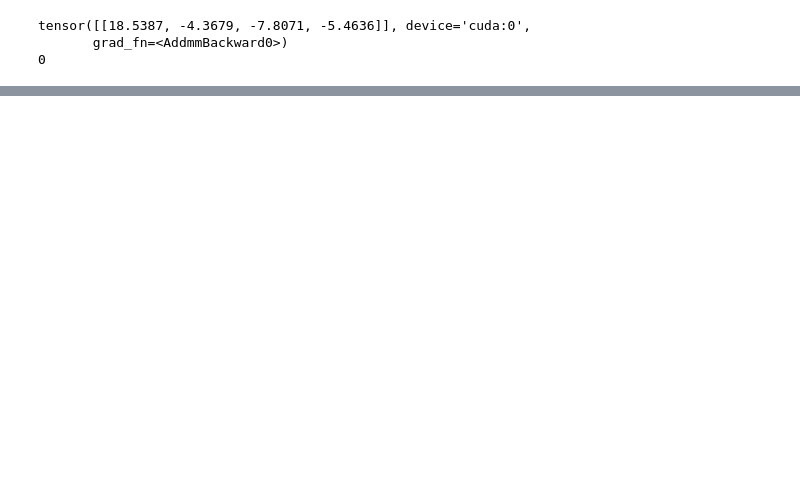
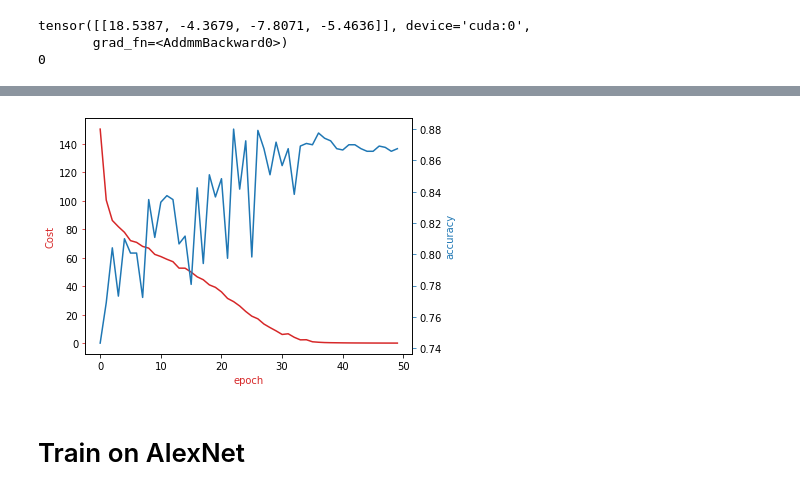
Before and after one commit to Chu4nQ1n/CSC8099-ML-For-Medical-Diagnosis, a Jupyter notebook: Final Project.ipynb, the cells around one changed output, grey strips where cells are left out. Saved outputs shown, nothing was run; the diff lists cells and outputs as text; code cells hidden in the pictures; blank space fills up the shorter version.

```diff
--- a/Final Project.ipynb
+++ b/Final Project.ipynb
@@ -589,0 +645,13 @@ tensor([[18.5387, -4.3679, -7.8071, -5.4636]], device='cuda:0',
+# %%
+# Train the LeNet model
+
+model = LeNet()
+model = model.to('cuda:0')
+
+criterion = nn.CrossEntropyLoss()
+learning_rate = 0.01
+optimizer = torch.optim.SGD(model.parameters(), lr = learning_rate)
+
+n_epochs=50
+lenet_cost_list=[]
+lenet_accuracy_list=[]
@@ -589,0 +660,2 @@ tensor([[18.5387, -4.3679, -7.8071, -5.4636]], device='cuda:0',
+# %%
+train_model(n_epochs,lenet_cost_list, lenet_accuracy_list)
@@ -589,0 +682,6 @@ tensor([[18.5387, -4.3679, -7.8071, -5.4636]], device='cuda:0',
+# %%
+plotSingleModel(lenet_cost_list, lenet_accuracy_list)
+# %% [output]
+[figure, added]
+# %% [markdown]
+# Train on AlexNet
```
Also changed, not shown: parts of 44 cells of this notebook, 10 other files.
